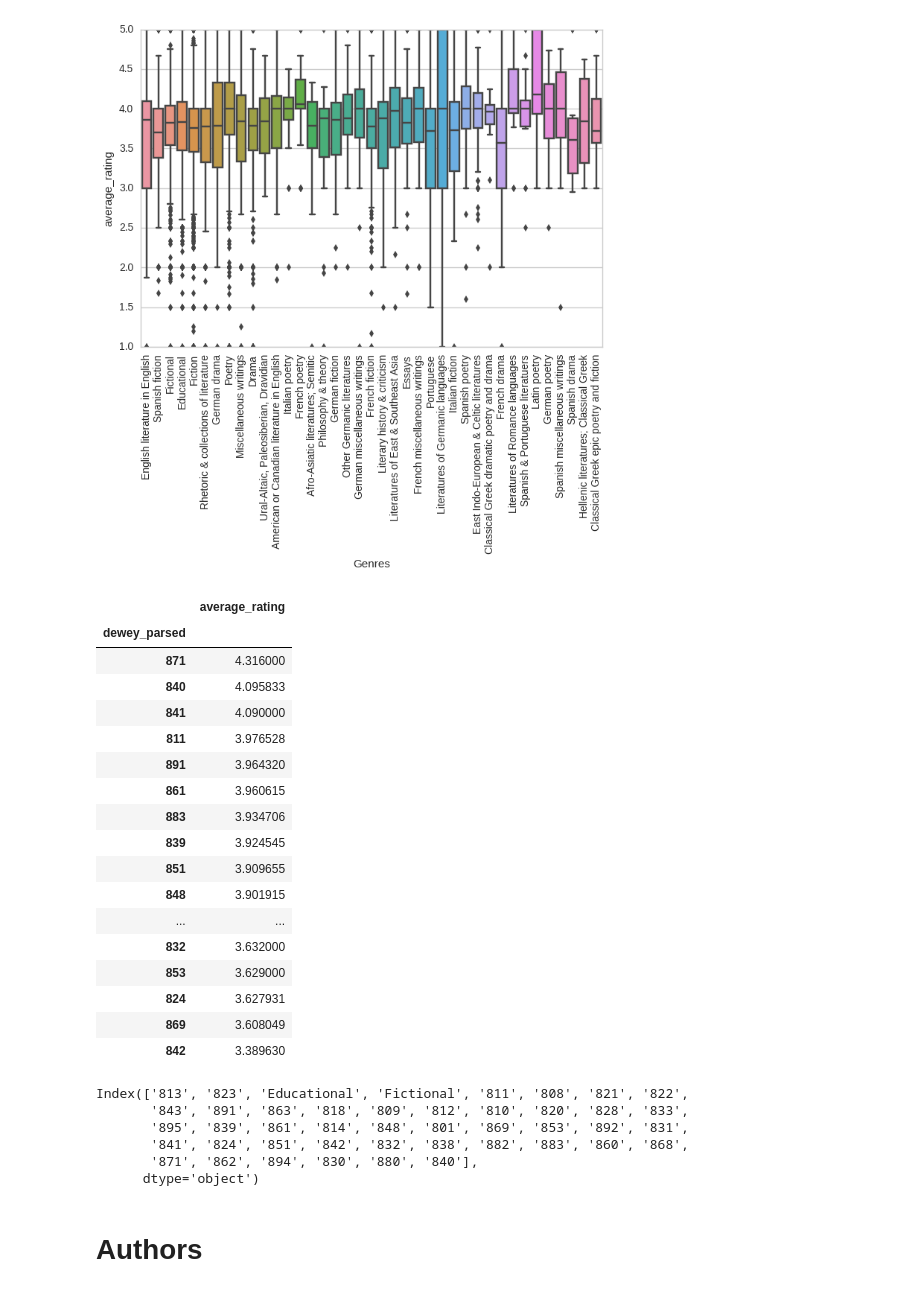
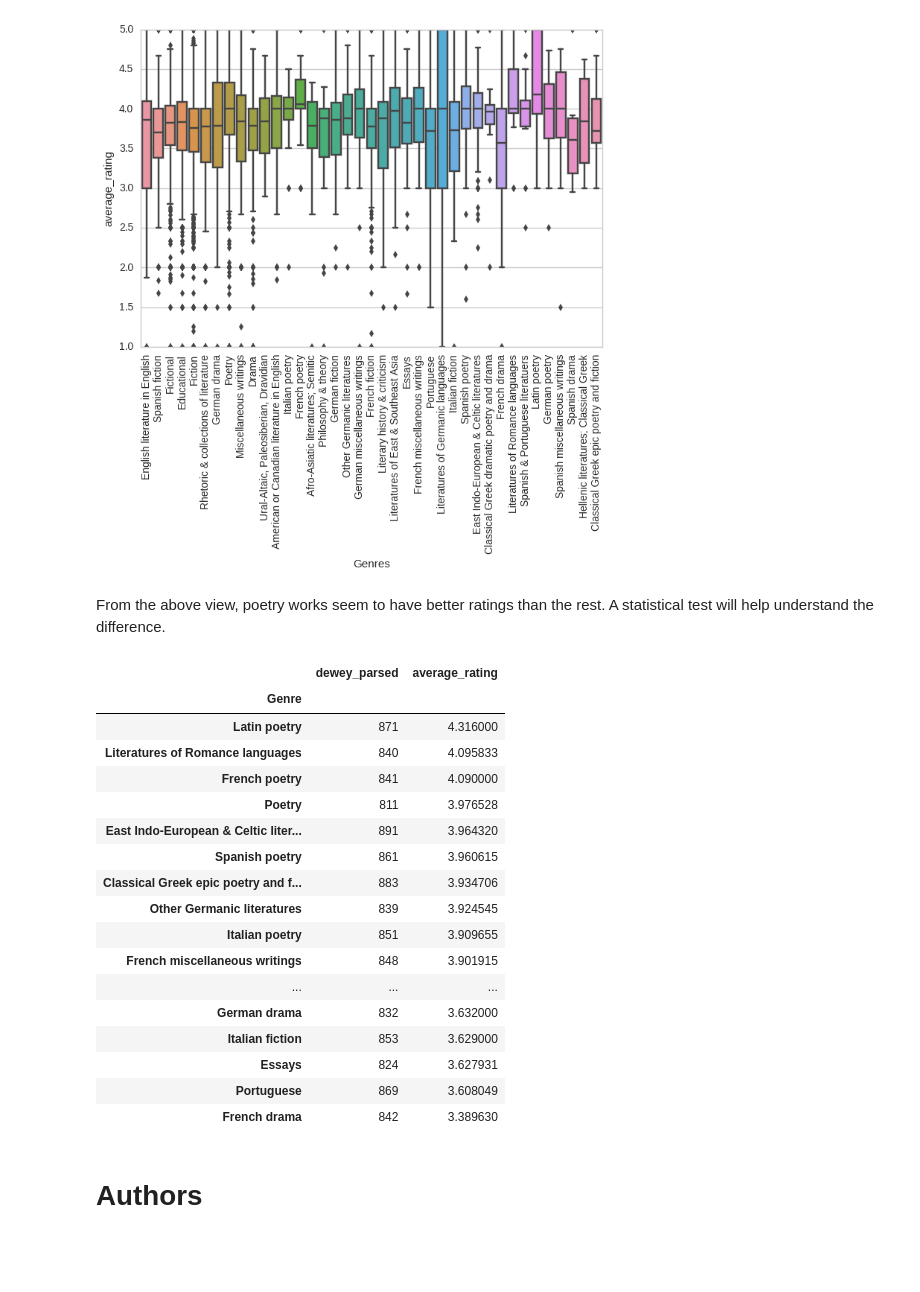
Before and after one commit to klitonandrea/BookRatings, a Jupyter notebook: Story telling with book ratings.ipynb, the cells around one changed output. Cells and saved outputs as stored; diff of their text form; code cells hidden in the pictures; blank space fills up the shorter version.

```diff
--- a/Story telling with book ratings.ipynb
+++ b/Story telling with book ratings.ipynb
@@ -220,36 +221,33 @@ for item in GenreRatingGR.get_xticklabels():
     item.set_rotation(90)
 # %% [output]
 [figure]
+# %% [markdown]
+From the above view, poetry works seem to have better ratings than the rest. A statistical test will help understand the difference.
 # %%
 GenreRatingDF = BookInfo[['dewey_parsed', 'average_rating']].groupby('dewey_parsed').mean()
-GenreRatingDF[GenreRatingDF.index.isin(GenreCountGT10.index)].sort_values(by='average_rating', ascending=False)
+GR = GenreRatingDF[GenreRatingDF.index.isin(GenreCountGT10.index)].sort_values(by='average_rating', ascending=False)
+#GenreRatingDF.loc[:('Genre')] = GenreRatingDF
+GR.reset_index(inplace=True)
+GR.loc[:, ('Genre')] = GR.dewey_parsed.apply(lambda x: genresDictionary[int(x)] if x.startswith('8') else x)
+GR.set_index('Genre')
 # %% [output]
-|  | average_rating |
-| dewey_parsed |  |
-| 871 | 4.316000 |
-| 840 | 4.095833 |
-| 841 | 4.090000 |
-| 811 | 3.976528 |
-| 891 | 3.964320 |
-| 861 | 3.960615 |
-| 883 | 3.934706 |
-| 839 | 3.924545 |
-| 851 | 3.909655 |
-| 848 | 3.901915 |
-| ... | ... |
-| 832 | 3.632000 |
-| 853 | 3.629000 |
-| 824 | 3.627931 |
-| 869 | 3.608049 |
-| 842 | 3.389630 |
+|  | dewey_parsed | average_rating |
+| Genre |  |  |
+| Latin poetry | 871 | 4.316000 |
+| Literatures of Romance languages | 840 | 4.095833 |
+| French poetry | 841 | 4.090000 |
+| Poetry | 811 | 3.976528 |
+| East Indo-European & Celtic liter... | 891 | 3.964320 |
+| Spanish poetry | 861 | 3.960615 |
+| Classical Greek epic poetry and f... | 883 | 3.934706 |
+| Other Germanic literatures | 839 | 3.924545 |
+| Italian poetry | 851 | 3.909655 |
+| French miscellaneous writings | 848 | 3.901915 |
+| ... | ... | ... |
+| German drama | 832 | 3.632000 |
+| Italian fiction | 853 | 3.629000 |
+| Essays | 824 | 3.627931 |
+| Portuguese | 869 | 3.608049 |
+| French drama | 842 | 3.389630 |
-# %%
-GenreCountGT10.index
-# %% [output]
-Index(['813', '823', 'Educational', 'Fictional', '811', '808', '821', '822',
-       '843', '891', '863', '818', '809', '812', '810', '820', '828', '833',
-       '895', '839', '861', '814', '848', '801', '869', '853', '892', '831',
-       '841', '824', '851', '842', '832', '838', '882', '883', '860', '868',
-       '871', '862', '894', '830', '880', '840'],
-      dtype='object')
 # %% [markdown]
 # Authors
```
Also changed, not shown: parts of 30 cells of this notebook.
